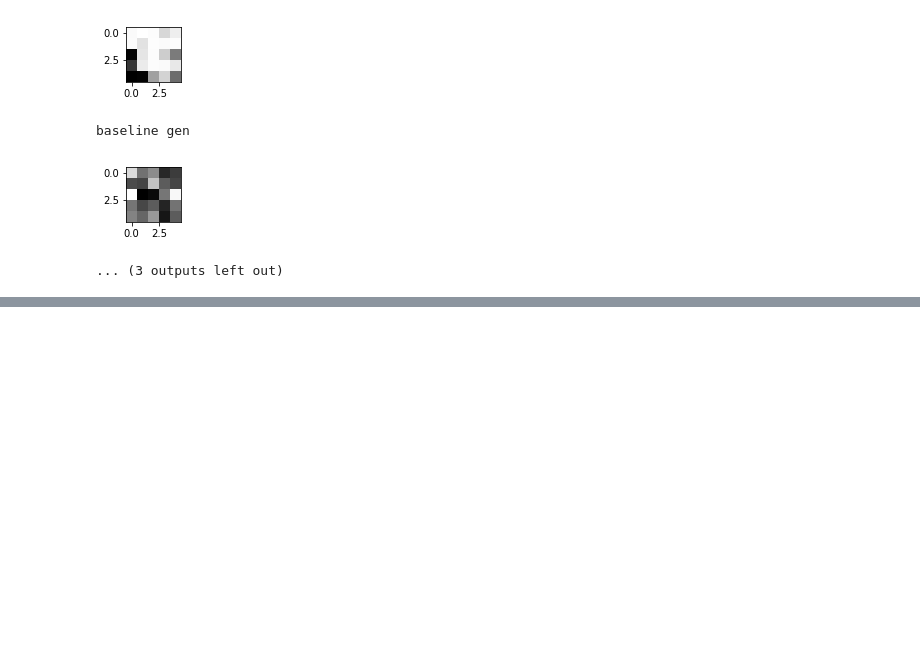
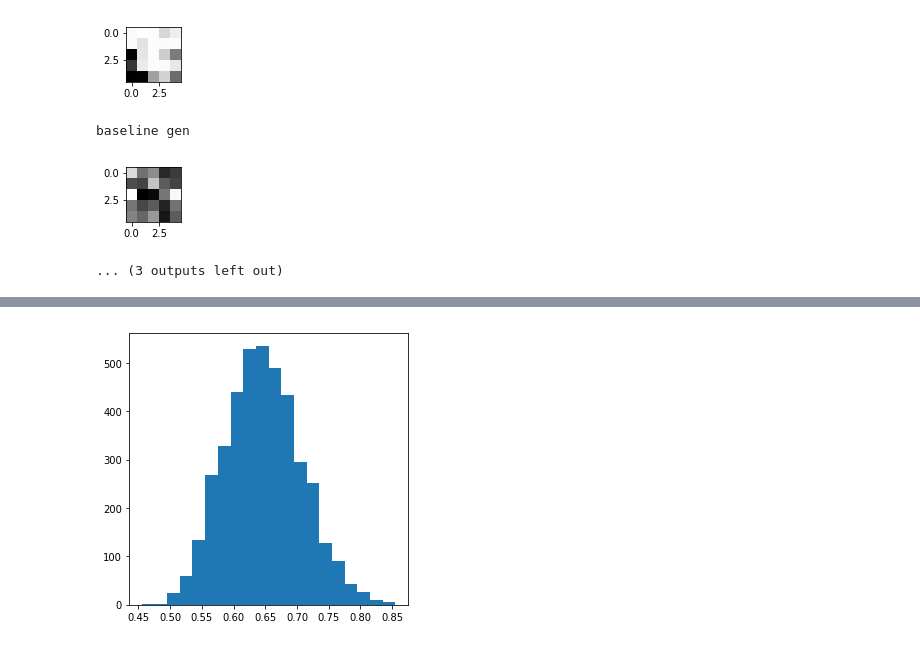
Before and after one commit to arjunkaruvally/Shared-WGAN, a Jupyter notebook: Weights_Analyser.ipynb, the cells around one changed output, grey strips where cells are left out. Cells and saved outputs as stored; diff of their text form; code cells hidden in the pictures; blank space fills up the shorter version.

```diff
--- a/Weights_Analyser.ipynb
+++ b/Weights_Analyser.ipynb
@@ -102,0 +135,7 @@ def get_similarity(sim_1, sim_2):
+# %%
+plt.rcParams['figure.figsize'] = (5, 5)
+
+plt.hist(sim, bins=20)
+plt.show()
+# %% [output]
+[figure, added]
```
Also changed, not shown: parts of 4 cells of this notebook, 4 other files.
